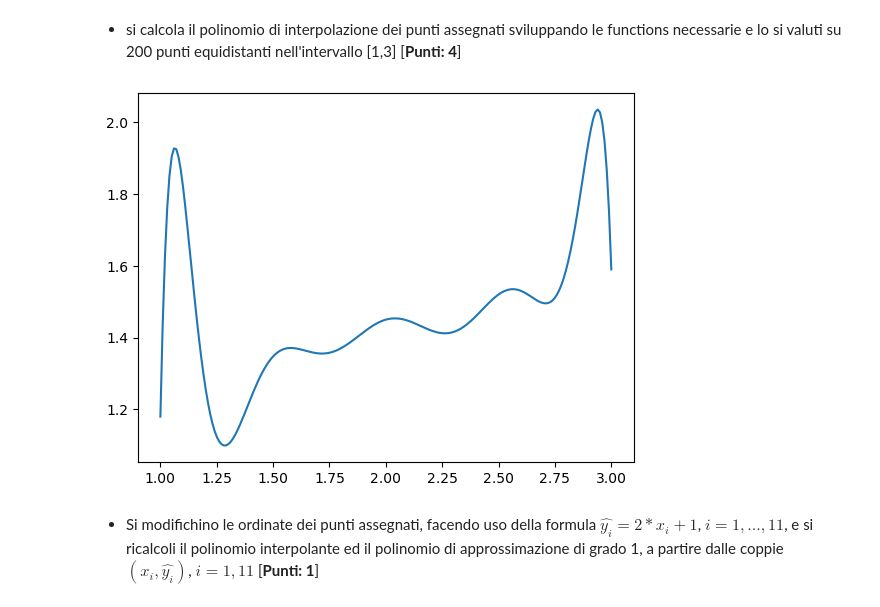
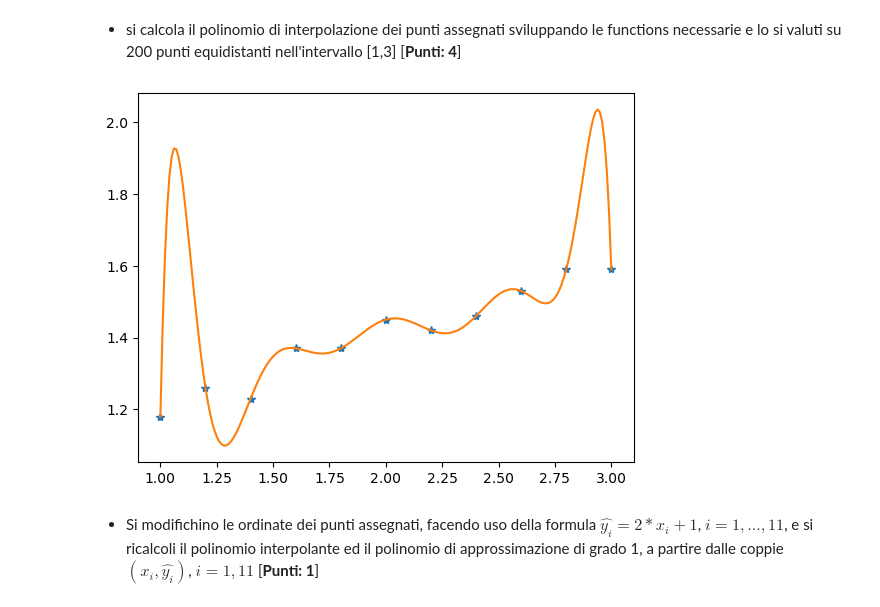
Before and after one commit to FabioFattori/eserciziMetodiNumerici, a Jupyter notebook: simulazione2/Simulazione_Esame_I.ipynb, the cells around one changed output. Drawn from its saved outputs; the diff is of its cells as text; code cells hidden in the pictures.

```diff
--- a/simulazione2/Simulazione_Esame_I.ipynb
+++ b/simulazione2/Simulazione_Esame_I.ipynb
@@ -306,11 +252,2 @@ condizionamento => 8.419376e+00
 # %% [markdown]
 - si calcola il polinomio di interpolazione dei punti assegnati sviluppando le functions necessarie e lo si valuti su 200 punti equidistanti nell'intervallo [1,3]  [**Punti: 4**]
-# %%
-
-
-pol=InterpL(x,y,xx)
-
-plt.plot(xx,pol)
-plt.show()
-# %% [output]
-[figure, removed]
@@ -317,2 +295,11 @@ plt.show()
+# %%
+def calcPol(x,y):
+    inter = InterpL(x,y,xx)
+    plt.plot(x,y,"*")
+    plt.plot(xx,inter)
+    plt.show()
+calcPol(x,y)
+# %% [output]
+[figure, added]
 # %% [markdown]
 - Si modifichino le ordinate dei punti assegnati, facendo uso della formula   $\hat{y_i}=2*x_i+1$, $i=1,...,11$, e si ricalcoli il polinomio interpolante ed il polinomio di approssimazione di grado 1, a partire dalle coppie $(x_i,\hat{y_i})$, $i=1,11$   [**Punti: 1**]
```
Also changed, not shown: parts of 17 cells of this notebook, 6 other files.
